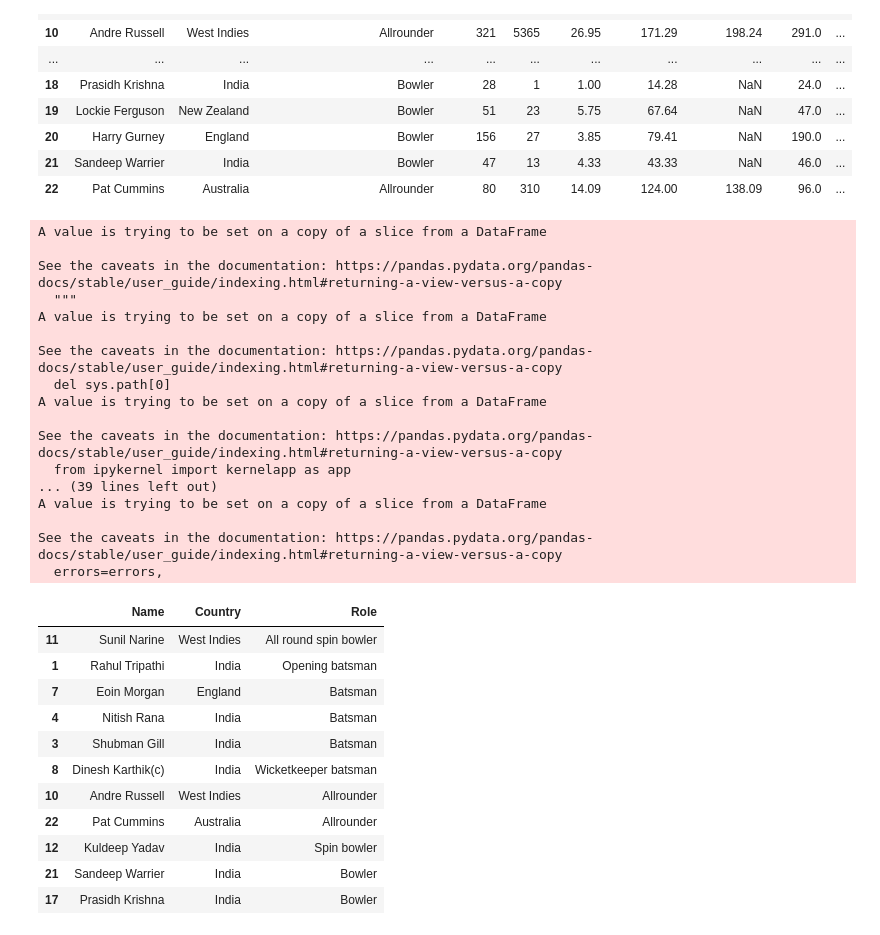
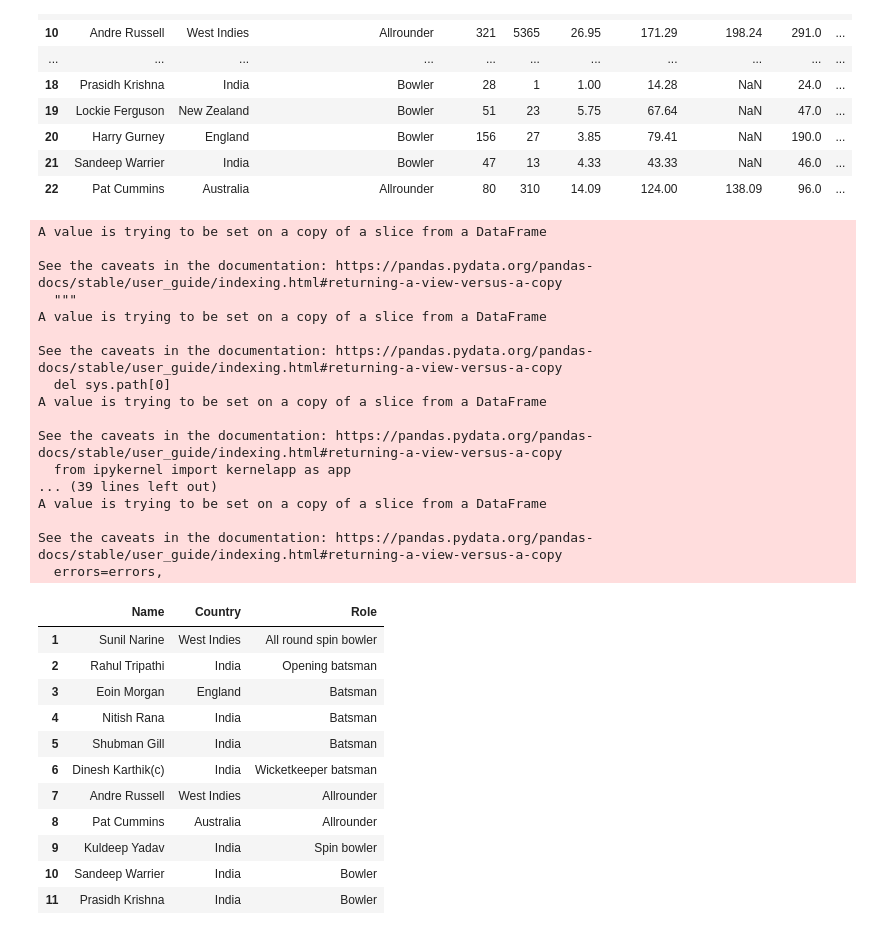
Before and after one commit to kanishk96/IPL_Prediction, a Jupyter notebook: KKR.ipynb, the cells around one changed output. Drawn from its saved outputs; the diff is of its cells as text; code cells hidden in the pictures.

```diff
--- a/KKR.ipynb
+++ b/KKR.ipynb
@@ -300,41 +300,43 @@ if(Overseas_Count > 4):#removes the extra overseas players
             Reserved_Indian_Spin_Bowlers=Reserved_Indian_Spin_Bowlers[1:]
     Current_Overseas_Players=pd.merge(Current_Overseas_Players,Current_Overseas_Players.tail(Overseas_Count-3), indicator=True, how='outer').query('_merge=="left_only"').drop('_merge', axis=1)
     Final_11=initial_team(captain_df,owk_df,top_obt_df,top_bat_df,wkb_df,top_fbw_df,top_sbw_df,final_all_df).iloc[:,[0,1,2]]
 else:
      Final_11=Predicted_11.iloc[:,[0,1,2]]
+Final_11=Final_11.reset_index(drop=True)
+Final_11.index=Final_11.index+1
 Final_11
 #Current_Overseas_Players
 #Reserved_Indian_Fast_Bowler
 #top_obt_df
 #final_all_df
 #Reserved_Indian_ALL_or_ASP
 # %% [output]
 A value is trying to be set on a copy of a slice from a DataFrame
 
 See the caveats in the documentation: https://pandas.pydata.org/pandas-docs/stable/user_guide/indexing.html#returning-a-view-versus-a-copy
   """
 A value is trying to be set on a copy of a slice from a DataFrame
 
 See the caveats in the documentation: https://pandas.pydata.org/pandas-docs/stable/user_guide/indexing.html#returning-a-view-versus-a-copy
   del sys.path[0]
 A value is trying to be set on a copy of a slice from a DataFrame
 
 See the caveats in the documentation: https://pandas.pydata.org/pandas-docs/stable/user_guide/indexing.html#returning-a-view-versus-a-copy
   from ipykernel import kernelapp as app
 ... (39 lines left out)
 A value is trying to be set on a copy of a slice from a DataFrame
 
 See the caveats in the documentation: https://pandas.pydata.org/pandas-docs/stable/user_guide/indexing.html#returning-a-view-versus-a-copy
   errors=errors,
 |  | Name | Country | Role |
-| 11 | Sunil Narine | West Indies | All round spin bowler |
-| 1 | Rahul Tripathi | India | Opening batsman |
-| 7 | Eoin Morgan | England | Batsman |
+| 1 | Sunil Narine | West Indies | All round spin bowler |
+| 2 | Rahul Tripathi | India | Opening batsman |
+| 3 | Eoin Morgan | England | Batsman |
 | 4 | Nitish Rana | India | Batsman |
-| 3 | Shubman Gill | India | Batsman |
-| 8 | Dinesh Karthik(c) | India | Wicketkeeper batsman |
-| 10 | Andre Russell | West Indies | Allrounder |
-| 22 | Pat Cummins | Australia | Allrounder |
-| 12 | Kuldeep Yadav | India | Spin bowler |
-| 21 | Sandeep Warrier | India | Bowler |
-| 17 | Prasidh Krishna | India | Bowler |
+| 5 | Shubman Gill | India | Batsman |
+| 6 | Dinesh Karthik(c) | India | Wicketkeeper batsman |
+| 7 | Andre Russell | West Indies | Allrounder |
+| 8 | Pat Cummins | Australia | Allrounder |
+| 9 | Kuldeep Yadav | India | Spin bowler |
+| 10 | Sandeep Warrier | India | Bowler |
+| 11 | Prasidh Krishna | India | Bowler |
```
Also changed, not shown: 7 other files.
